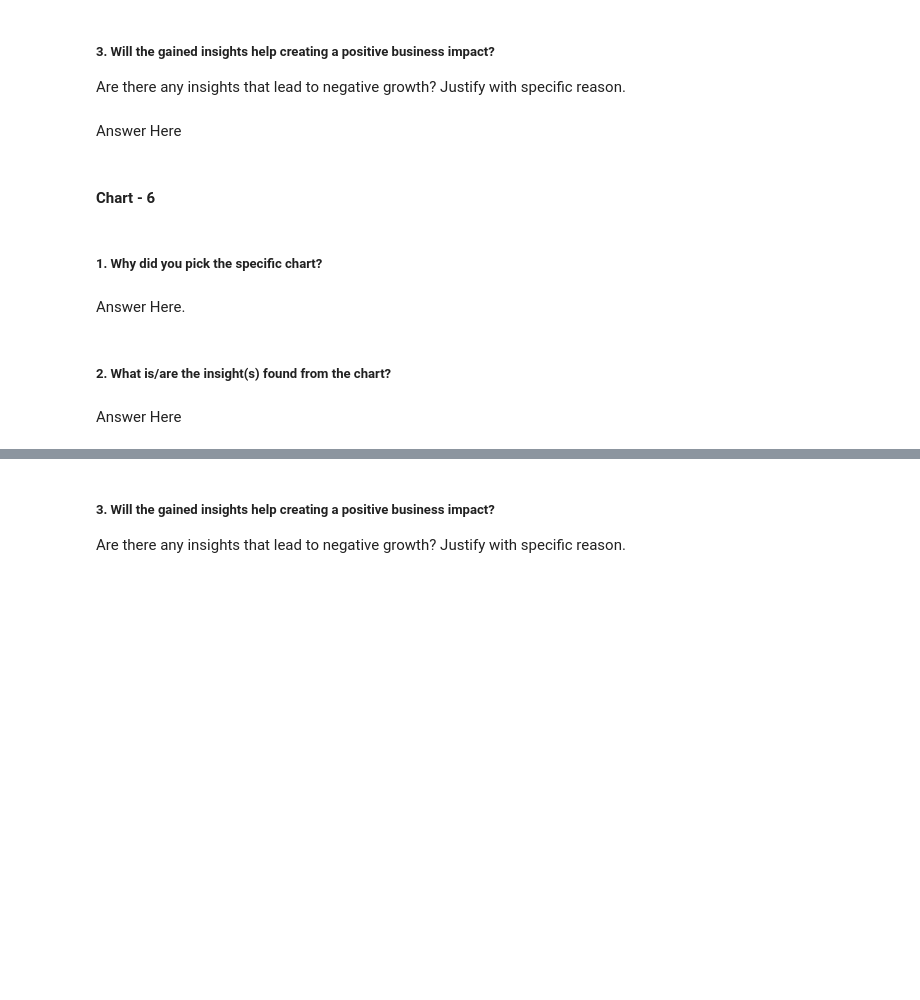
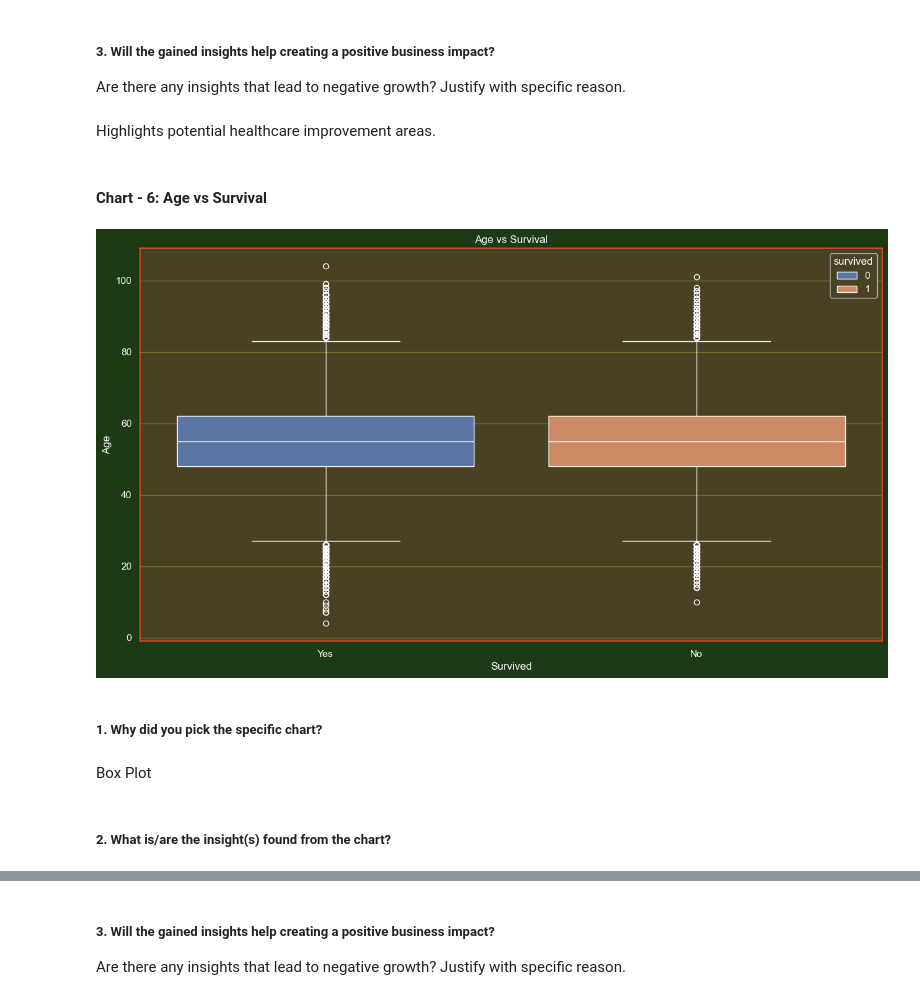
Before and after one commit to KushangShah/Lung-Cancer-Prediction, a Jupyter notebook: Lung Cancer - NoteBook.ipynb, the cells around one changed output, grey strips where cells are left out. Drawn from its saved outputs; the diff is of its cells as text; code cells hidden in the pictures; blank space fills up the shorter version.

```diff
--- a/Lung Cancer - NoteBook.ipynb
+++ b/Lung Cancer - NoteBook.ipynb
@@ -634,7 +701,7 @@ Answer Here
 # %% [markdown]
 ##### 3. Will the gained insights help creating a positive business impact?
 Are there any insights that lead to negative growth? Justify with specific reason.
-# %% [markdown]
-Answer Here
+# %% [markdown]
+Highlights potential healthcare improvement areas.
 # %% [markdown]
-#### Chart - 6
+#### Chart - 6: Age vs Survival
@@ -643,8 +708,17 @@ Answer Here
+# %%
+# Chart - 6 visualization code
+plt.figure(figsize=(15, 8))
+ax = sns.boxplot(x='survived', y='age', data=df, linecolor='white', hue='survived')
+plt.title("Age vs Survival")
+plt.xlabel("Survived")
+plt.ylabel("Age")
+ax.set_xticklabels(["Yes", "No"])
+plt.show()
+# %% [output]
+[figure, added]
 # %% [markdown]
 ##### 1. Why did you pick the specific chart?
-# %% [markdown]
-Answer Here.
+# %% [markdown]
+Box Plot
 # %% [markdown]
 ##### 2. What is/are the insight(s) found from the chart?
-# %% [markdown]
-Answer Here
```
Also changed, not shown: parts of 48 cells of this notebook.
